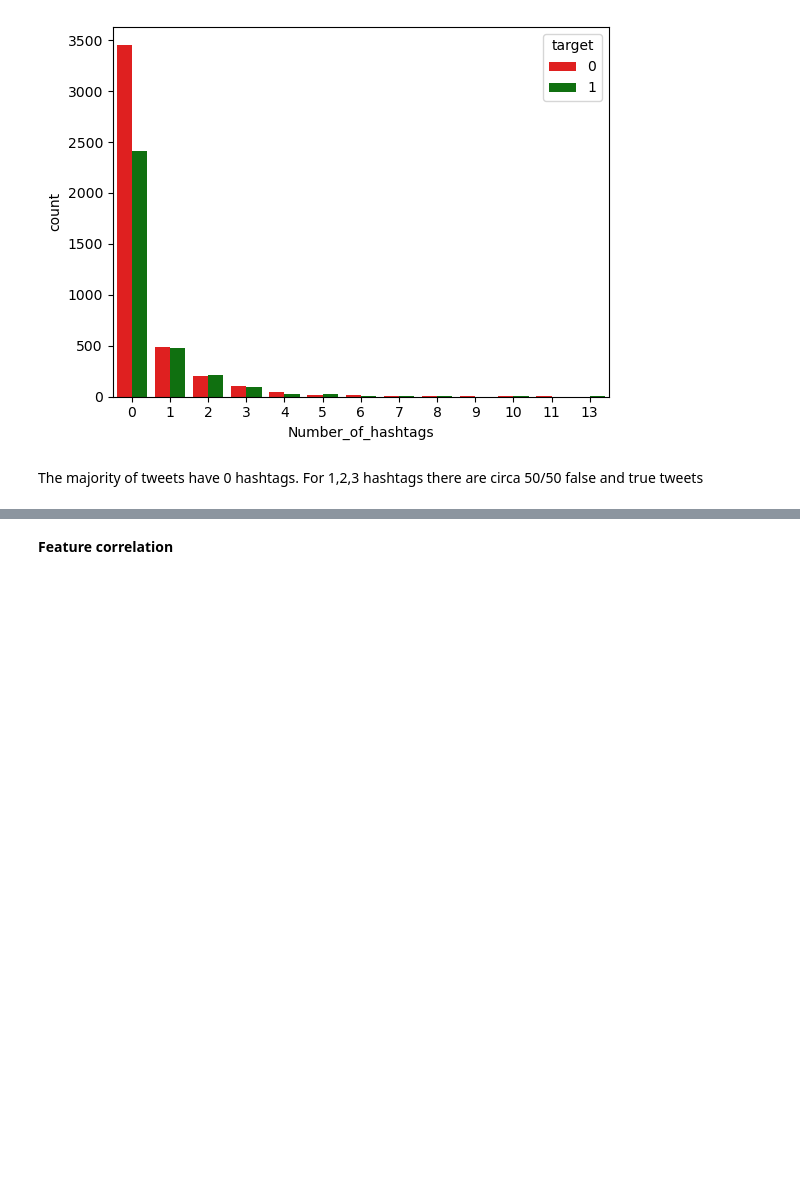
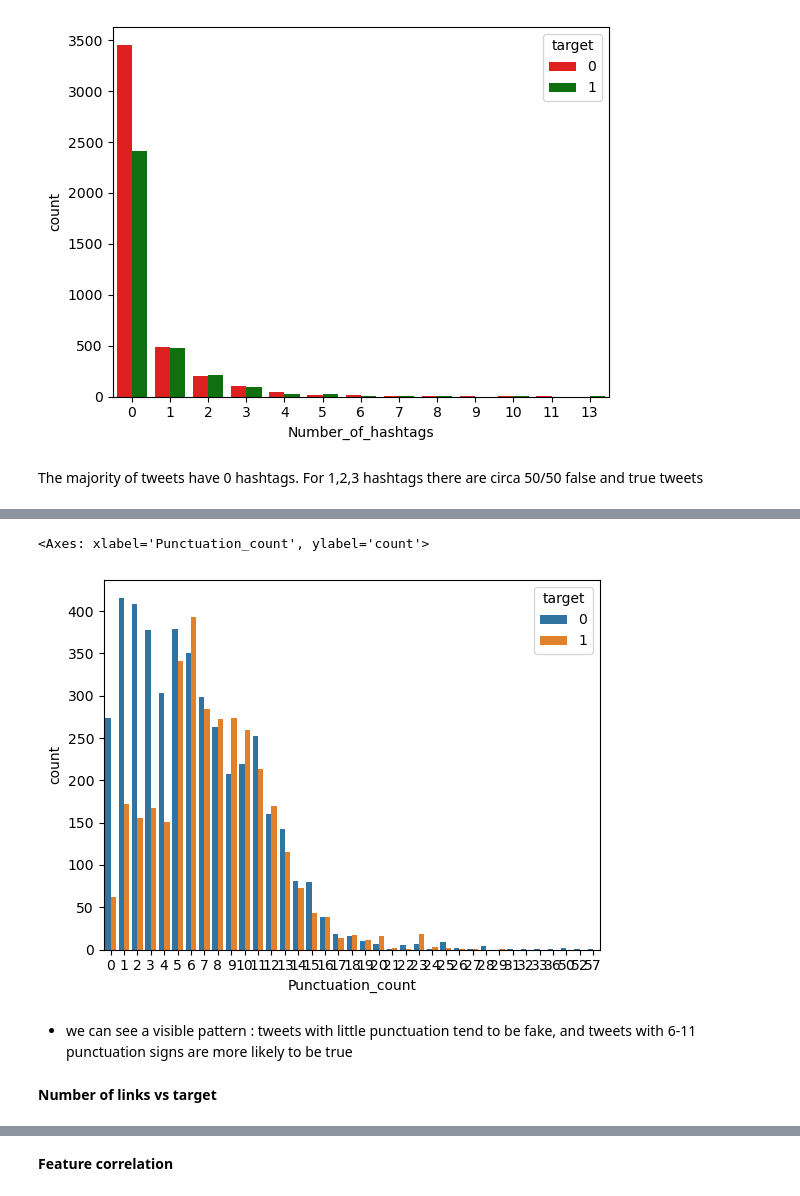
Before and after one commit to katarzynarogalska/DisasterTweets_KaggleCompetition, a Jupyter notebook: notebooks/TweetsEDA.ipynb, the cells around one changed output, grey strips where cells are left out. Saved outputs shown, nothing was run; the diff lists cells and outputs as text; code cells hidden in the pictures; blank space fills up the shorter version.

```diff
--- a/notebooks/TweetsEDA.ipynb
+++ b/notebooks/TweetsEDA.ipynb
@@ -210,0 +239,16 @@ To add: word count, char count, punctuation count, stopword count, links count,
+# %%
+def count_punctuation(text):
+    punctuation_pattern = r'[^\w\s]'
+    punct = re.findall(punctuation_pattern, text)
+    return len(punct)
+# %%
+df['Punctuation_count'] = df['text'].apply(count_punctuation)
+# %%
+sns.countplot(df, x='Punctuation_count', hue='target')
+# %% [output]
+<Axes: xlabel='Punctuation_count', ylabel='count'>
+[figure, added]
+# %% [markdown]
+* we can see a visible pattern : tweets with little punctuation tend to be fake, and tweets with 6-11 punctuation signs are more likely to be true
+# %% [markdown]
+**Number of links vs target**
```
Also changed, not shown: parts of 22 cells of this notebook.
